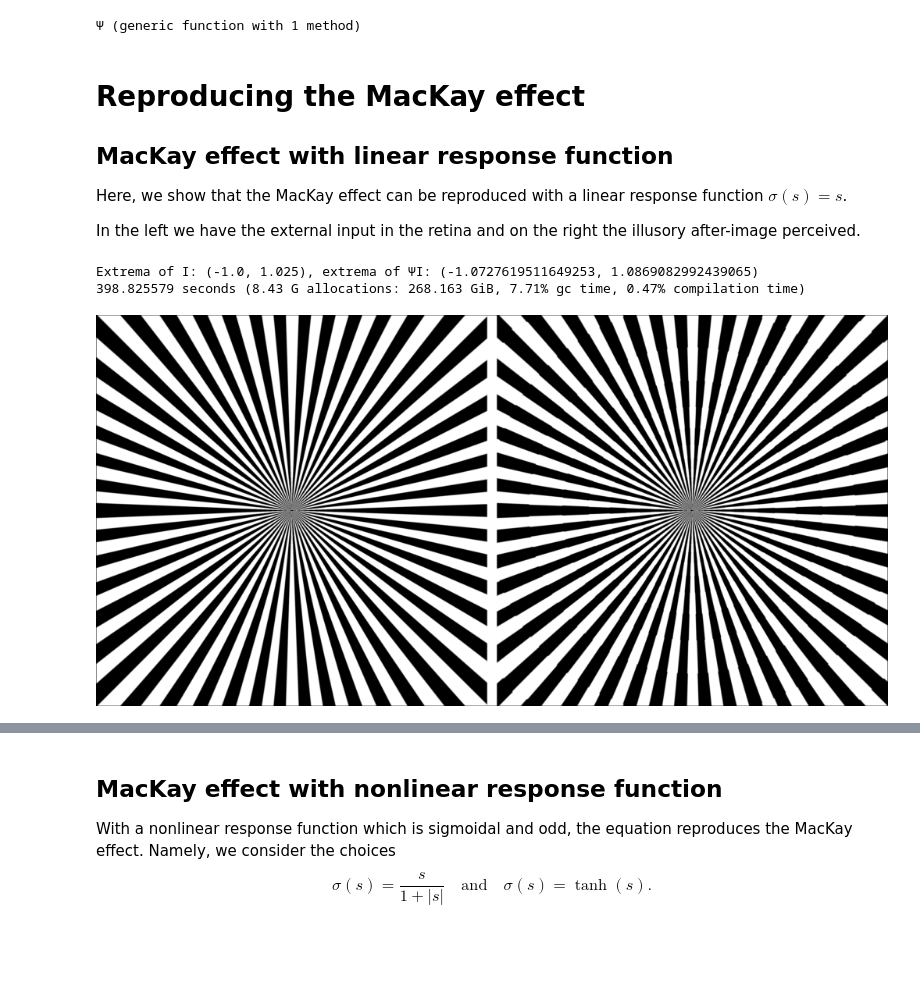
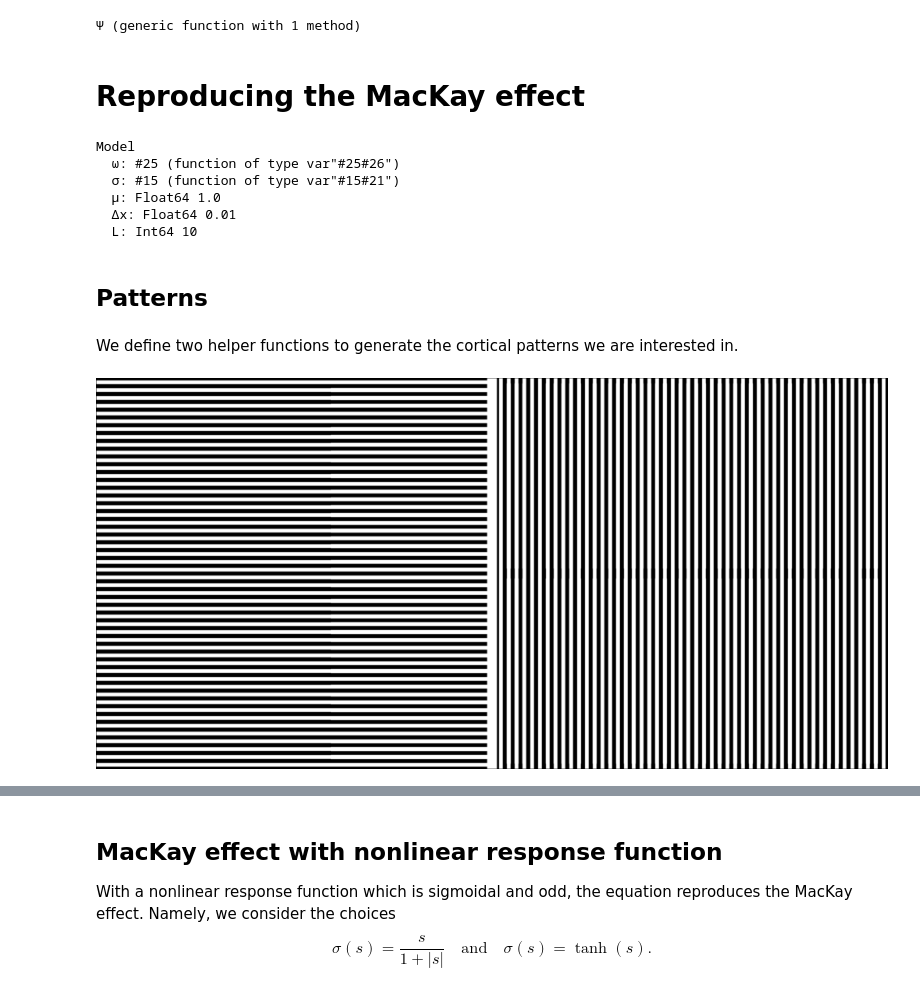
Before and after one commit to dprn/MacKay-Billock_Tsou-2022, a Jupyter notebook: mackay-type-illusions.ipynb, the cells around one changed output, grey strips where cells are left out. Saved outputs shown, nothing was run; the diff lists cells and outputs as text; code cells hidden in the pictures; blank space fills up the shorter version.

```diff
--- a/mackay-type-illusions.ipynb
+++ b/mackay-type-illusions.ipynb
@@ -238,27 +217,46 @@ end
 Ψ (generic function with 1 method)
 # %% [markdown]
 # Reproducing the MacKay effect
-
-## MacKay effect with linear response function
-
-Here, we show that the MacKay effect can be reproduced with a linear response function $\sigma(s)=s$.
-
-In the left we have the external input in the retina and on the right the illusory after-image perceived.
-# %%
-# MacKay effect for funnel pattern (``MacKay rays'')
-Δx       = .01
-L        = 10
-λ        = 5π
-f(x,y)   = cos(λ*y)
-χ(x,y)   = (-L ≤ x ≤ 2) && (-L ≤ y ≤ L) ? 0.025 : 0.
-v(x,y)   = f(x,y)+χ(x,y)
-I        = [v(x,y) for x in -L:Δx:L, y in -L:Δx:L]
-
-#the response function is linear
-σ(s)     = s
-
-@time res1 = Ψ(I, Δx=Δx,threshold = 1e-15)
-# %% [output]
-Extrema of I: (-1.0, 1.025), extrema of ΨI: (-1.0727619511649253, 1.0869082992439065)
-398.825579 seconds (8.43 G allocations: 268.163 GiB, 7.71% gc time, 0.47% compilation time)
-[figure, removed]
+# %%
+#################
+# MacKay effect #
+#################
+
+MacKay = Model(
+            ω = (x,y)->π*exp(-π^2*(x^2+y^2))-π*exp(-π^2*(x^2+y^2)/2)/2,
+            μ = 1.)
+# %% [output]
+Model
+  ω: #25 (function of type var"#25#26")
+  σ: #15 (function of type var"#15#21")
+  μ: Float64 1.0
+  Δx: Float64 0.01
+  L: Int64 10
+# %% [markdown]
+## Patterns
+# %% [markdown]
+We define two helper functions to generate the cortical patterns we are interested in.
+# %%
+function funnel(m::Model; λ = 5π, max_inner = 0.025)
+    @unpack L, Δx = m
+
+    f(x,y)   = cos(λ*y)
+    χ(x,y)   = (-L ≤ x ≤ 2) && (-L ≤ y ≤ L) ? max_inner : 0.
+
+    [ f(x,y) + χ(x,y) for x in -L:Δx:L, y in -L:Δx:L]
+end
+
+function tunnel(m::Model; λ = 5π, max_inner = 0.025)
+    @unpack L, Δx = m
+
+    f(x,y)   = cos(λ*x)
+    χ(x,y) = (-L ≤ x ≤ L) && ((-.25 ≤ y ≤ .25) || (9.75 ≤ y ≤ L) || (-L ≤ y ≤ -9.75)) ? max_inner : 0.
+
+    [ f(x,y) + χ(x,y) for x in -L:Δx:L, y in -L:Δx:L]
+end
+
+A = funnel(MacKay) |> rotl90
+B = tunnel(MacKay) |> rotl90
+hcat(Gray.(binary.(A)), ones(Gray, (size(A,1),50)), Gray.(binary.(B)))
+# %% [output]
+[figure, added]
```
Also changed, not shown: parts of 46 cells of this notebook.
